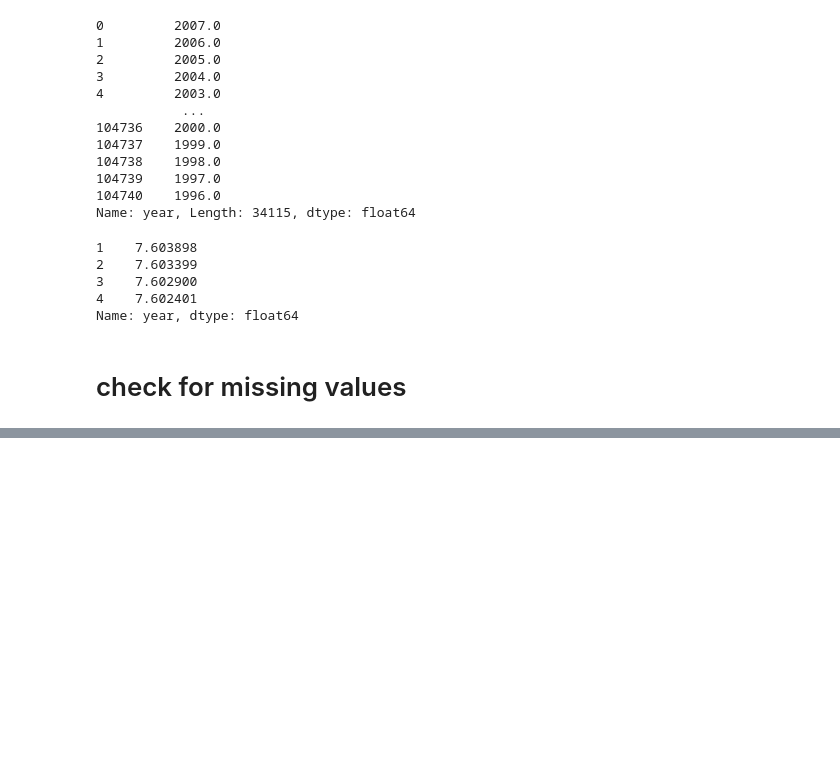
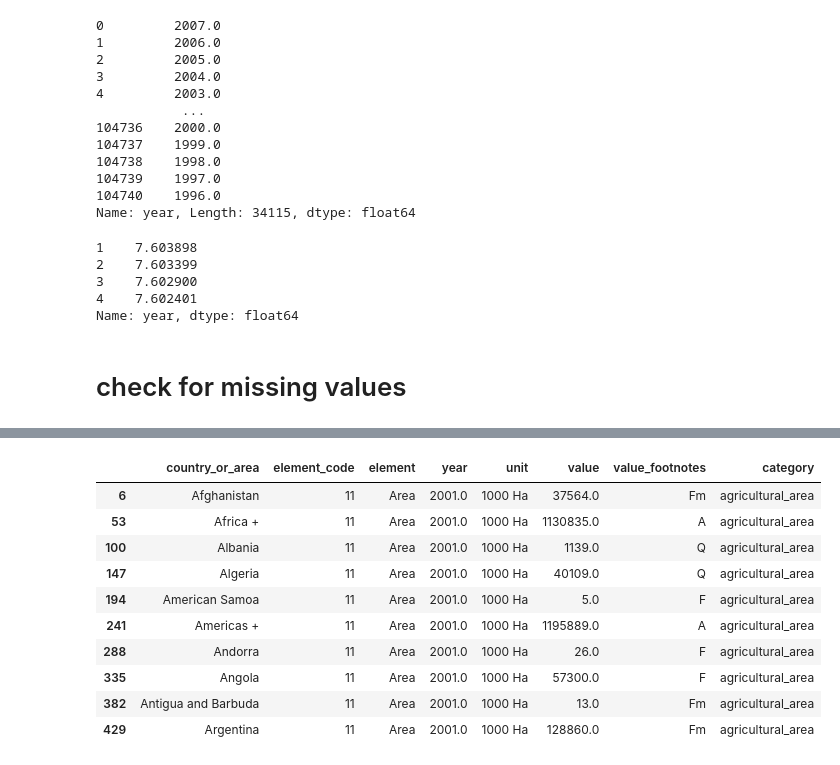
Before and after one commit to ashen007/pandas_data_analysis, a Jupyter notebook: getting started.ipynb, the cells around one changed output, grey strips where cells are left out. Drawn from its saved outputs; the diff is of its cells as text; code cells hidden in the pictures; blank space fills up the shorter version.

```diff
--- a/getting started.ipynb
+++ b/getting started.ipynb
@@ -86,0 +188,16 @@ Name: year, dtype: float64
+# %%
+# reindexing
+data_c = data[data['year'] == 2001]
+data_c[:10]
+# %% [output]
+|  | country_or_area | element_code | element | year | unit | value | value_footnotes | category |
+| 6 | Afghanistan | 11 | Area | 2001.0 | 1000 Ha | 37564.0 | Fm | agricultural_area |
+| 53 | Africa + | 11 | Area | 2001.0 | 1000 Ha | 1130835.0 | A | agricultural_area |
+| 100 | Albania | 11 | Area | 2001.0 | 1000 Ha | 1139.0 | Q | agricultural_area |
+| 147 | Algeria | 11 | Area | 2001.0 | 1000 Ha | 40109.0 | Q | agricultural_area |
+| 194 | American Samoa | 11 | Area | 2001.0 | 1000 Ha | 5.0 | F | agricultural_area |
+| 241 | Americas + | 11 | Area | 2001.0 | 1000 Ha | 1195889.0 | A | agricultural_area |
+| 288 | Andorra | 11 | Area | 2001.0 | 1000 Ha | 26.0 | F | agricultural_area |
+| 335 | Angola | 11 | Area | 2001.0 | 1000 Ha | 57300.0 | F | agricultural_area |
+| 382 | Antigua and Barbuda | 11 | Area | 2001.0 | 1000 Ha | 13.0 | Fm | agricultural_area |
+| 429 | Argentina | 11 | Area | 2001.0 | 1000 Ha | 128860.0 | Fm | agricultural_area |
```
Also changed, not shown: parts of 18 cells of this notebook.
